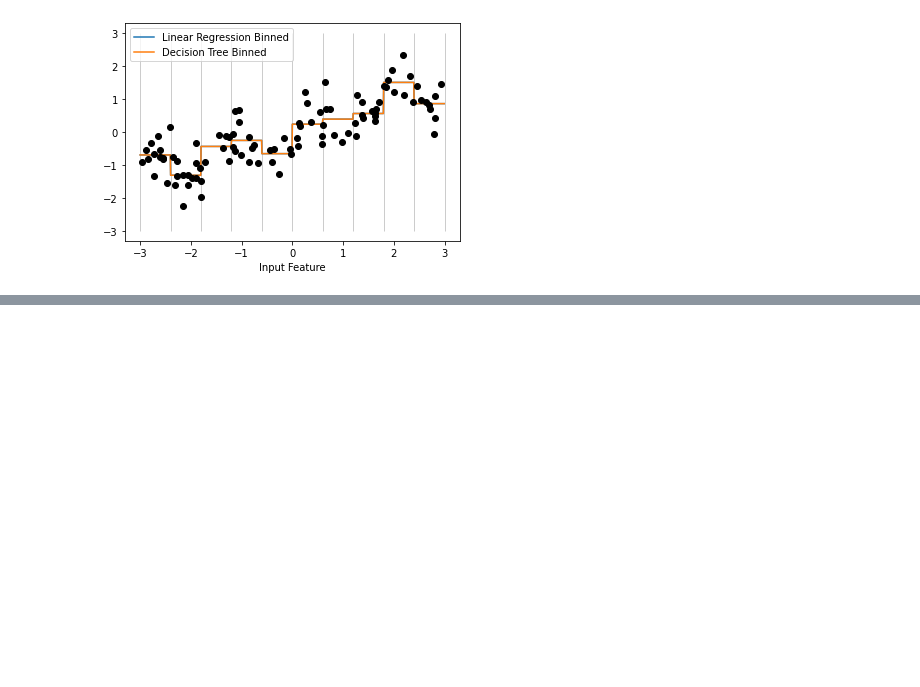
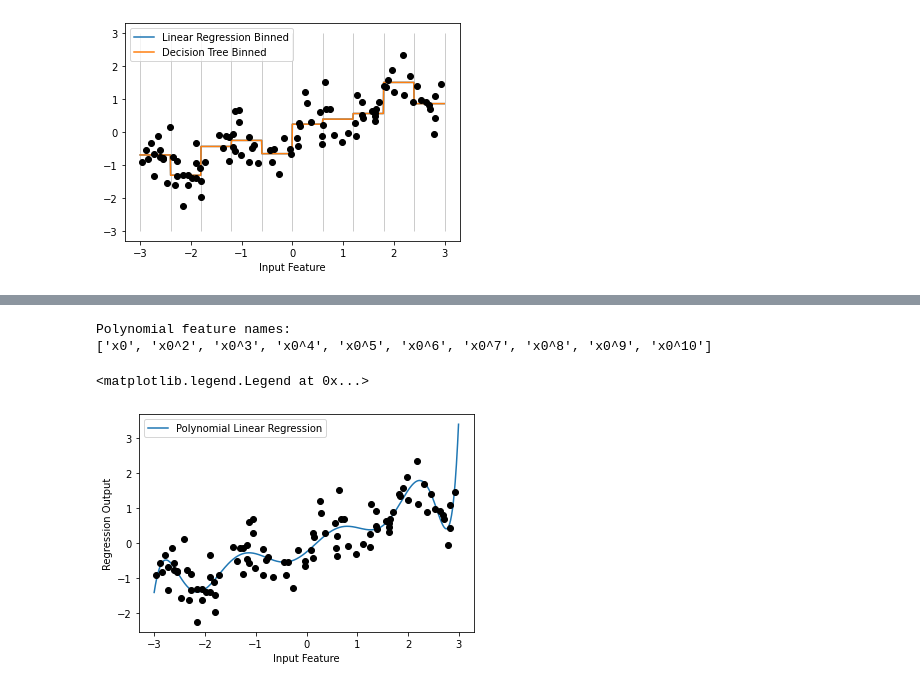
Before and after one commit to aryamanak10/Introduction-to-Machine-Learning-Book-Codes, a Jupyter notebook: Chapter 4 - Representing Data and Engineering Features/Binning,_Discretization,_Linear_Model_and_Trees.ipynb, the cells around one changed output, grey strips where cells are left out. Drawn from its saved outputs; the diff is of its cells as text; code cells hidden in the pictures; blank space fills up the shorter version.

```diff
--- a/Chapter 4 - Representing Data and Engineering Features/Binning,_Discretization,_Linear_Model_and_Trees.ipynb
+++ b/Chapter 4 - Representing Data and Engineering Features/Binning,_Discretization,_Linear_Model_and_Trees.ipynb
@@ -118,0 +164,12 @@ plt.legend(loc="best")
+# %%
+# Using binning is 1 way to expand a continous feature. Another one is to use polynomials of the original features. For a given feature
+# x, we can use x ** 2, x ** 3, x **4 and so on.
+
+from sklearn.preprocessing import PolynomialFeatures
+
+# include polynomials up to x ** 10:
+# the default "include_bias=True" adds a feature that is constantly 1.
+
+poly = PolynomialFeatures(degree=10, include_bias=False)
+poly.fit(X)
+X_poly = poly.transform(X)
@@ -118,0 +203,19 @@ plt.legend(loc="best")
+# %%
+# Getting the feature names (Exponent of Features)
+
+print("Polynomial feature names:\n{}".format(poly.get_feature_names()))
+# %% [output]
+Polynomial feature names:
+['x0', 'x0^2', 'x0^3', 'x0^4', 'x0^5', 'x0^6', 'x0^7', 'x0^8', 'x0^9', 'x0^10']
+# %%
+reg = LinearRegression().fit(X_poly, y)
+
+line_poly = poly.transform(line)
+plt.plot(line, reg.predict(line_poly), label='Polynomial Linear Regression')
+plt.plot(X[:, 0], y, 'o', c='k')
+plt.ylabel("Regression Output")
+plt.xlabel("Input Feature")
+plt.legend(loc="best")
+# %% [output]
+<matplotlib.legend.Legend at 0x...>
+[figure, added]
```
Also changed, not shown: parts of 14 cells of this notebook.
